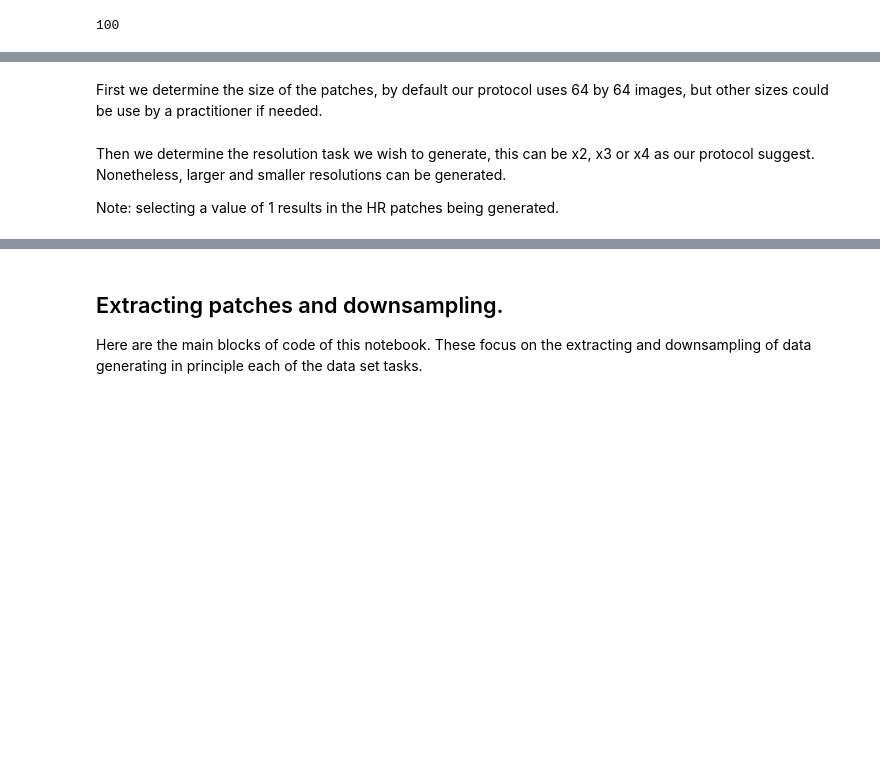
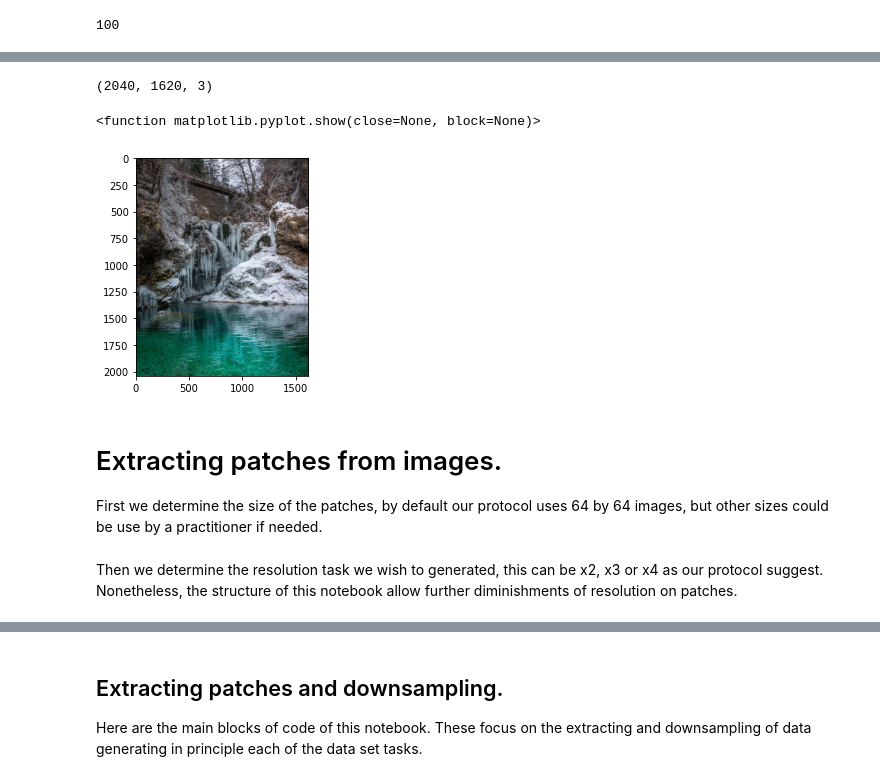
Before and after one commit to jesusllg/Towards-NAS-SRIR-Evaluation-Protocol, a Jupyter notebook: Data-set-generation.ipynb, the cells around one changed output, grey strips where cells are left out. Saved outputs shown, nothing was run; the diff lists cells and outputs as text; code cells hidden in the pictures; blank space fills up the shorter version.

```diff
--- a/Data-set-generation.ipynb
+++ b/Data-set-generation.ipynb
@@ -155,0 +174,9 @@ print(len(val_img_arrays))
+# %%
+print(val_img_arrays[0].shape)
+arr_ = np.squeeze(val_img_arrays[0])
+plt.imshow(arr_)
+plt.show
+# %% [output]
+(2040, 1620, 3)
+<function matplotlib.pyplot.show(close=None, block=None)>
+[figure, added]
@@ -156,11 +185,11 @@ print(len(val_img_arrays))
 # %% [markdown]
+# Extracting patches from images.
+
 First we determine the size of the patches, by default our protocol uses 64 by 64 images, but other sizes could be use by a practitioner if needed.
 # %%
 #@title Patch size
 size = 64 #@param {type:"number"}
 # %% [markdown]
-Then we determine the resolution task we wish to generate, this can be x2, x3 or x4 as our protocol suggest. Nonetheless, larger and smaller resolutions can be generated.
-
-Note: selecting a value of 1 results in the HR patches being generated.
+Then we determine the resolution task we wish to generated, this can be x2, x3 or x4 as our protocol suggest. Nonetheless, the structure of this notebook allow further diminishments of resolution on patches.
 # %%
 #@title Selection of resolution.
```
Also changed, not shown: parts of 32 cells of this notebook.
